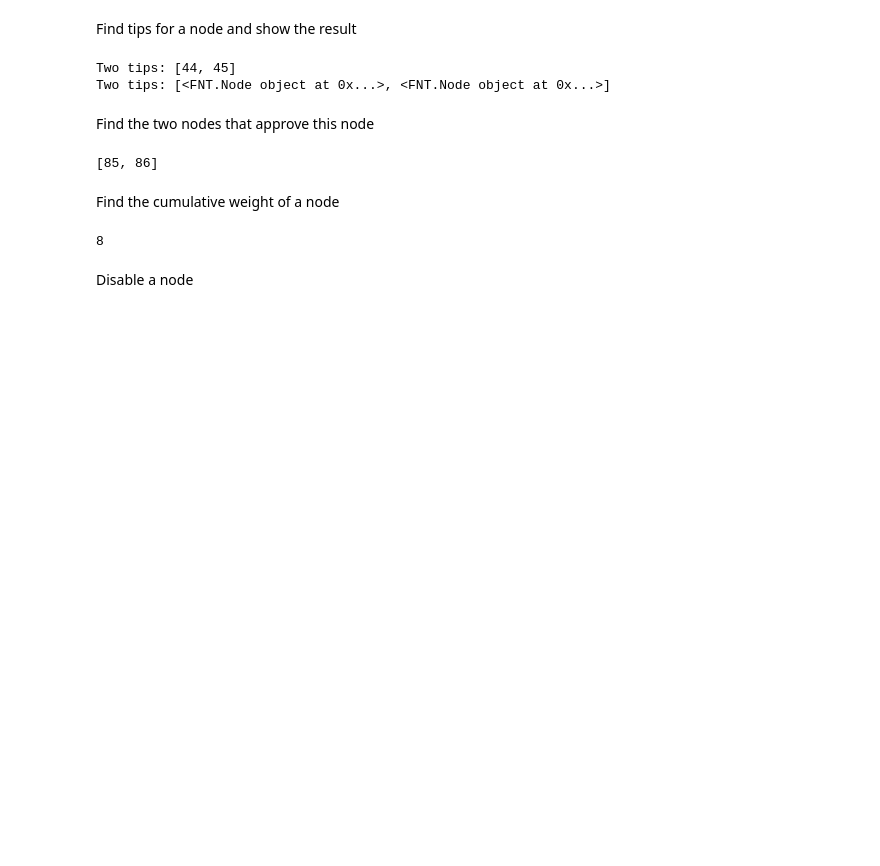
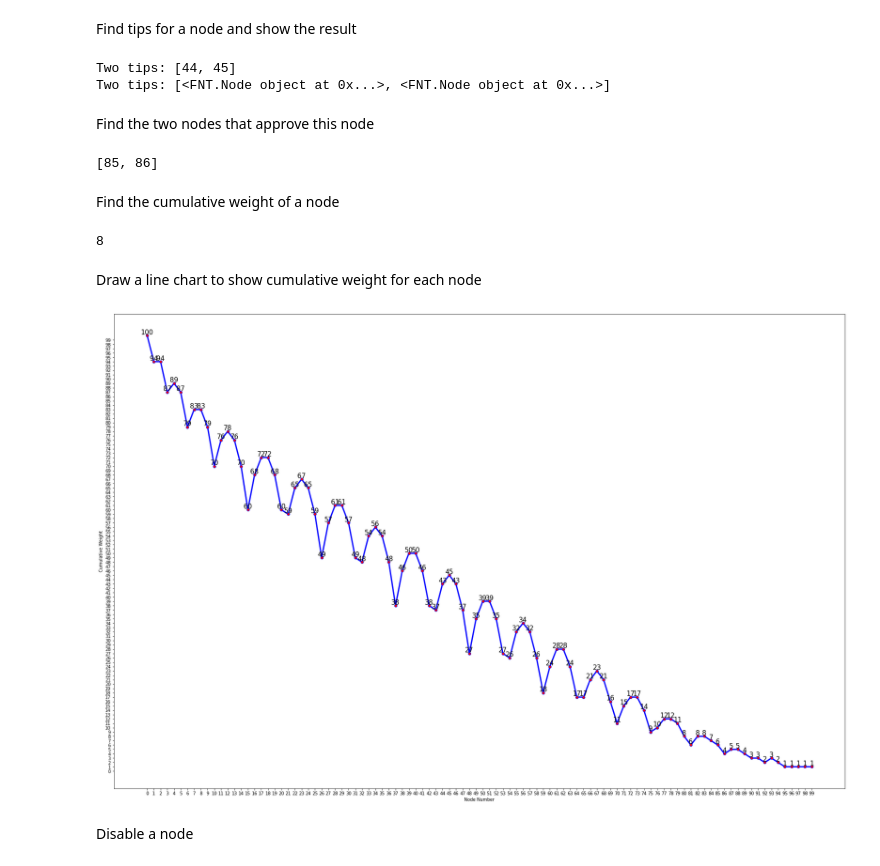
Before and after one commit to Hongwei-Z/FishingNetTopology, a Jupyter notebook: Test.ipynb, the cells around one changed output. Saved outputs shown, nothing was run; the diff lists cells and outputs as text; code cells hidden in the pictures; blank space fills up the shorter version.

Commit message:
Add CW graph

```diff
--- a/Test.ipynb
+++ b/Test.ipynb
@@ -69,6 +69,12 @@ Find the cumulative weight of a node
 fnt.findCW(80)
 # %% [output]
 8
+# %% [markdown]
+Draw a line chart to show cumulative weight for each node
+# %%
+Visualization.drawCW(fnt)
+# %% [output]
+[figure, added]
 # %% [markdown]
 Disable a node
 # %%
```
Also changed, not shown: parts of 5 cells of this notebook, 3 other files.
